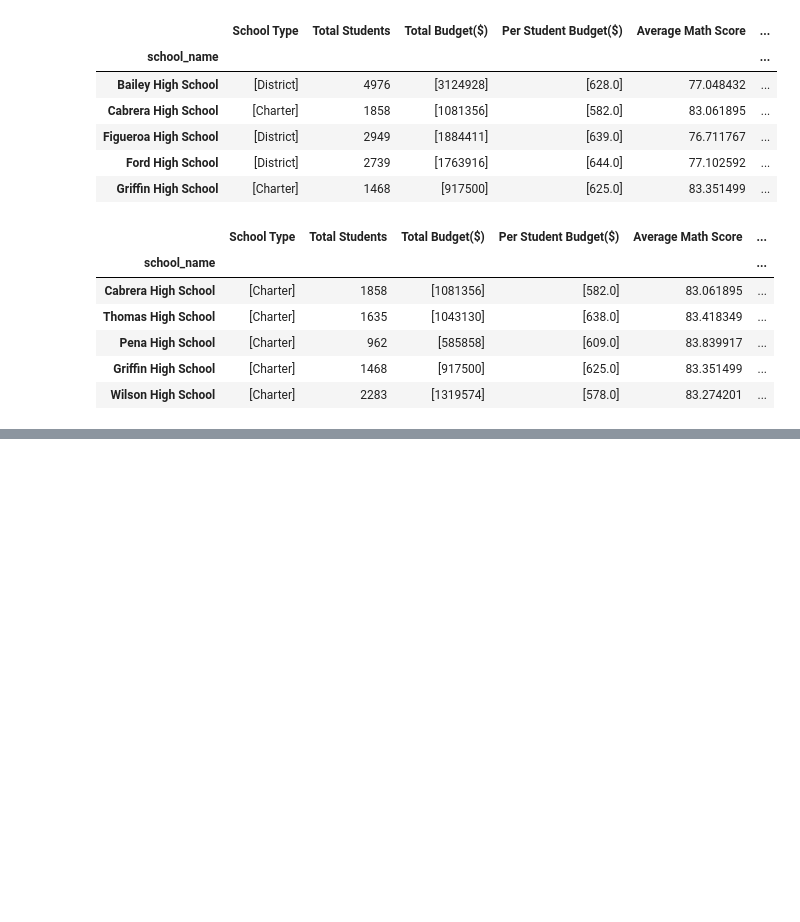
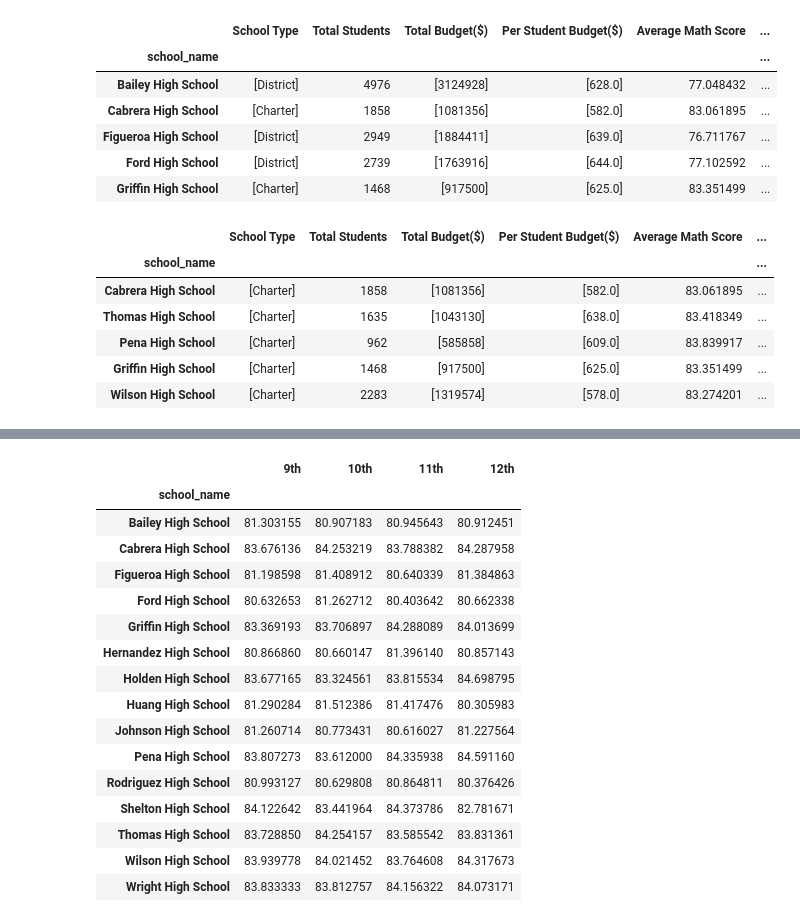
Before and after one commit to zovel/academyofpy, a Jupyter notebook: Academy of Py Code.ipynb, the cells around one changed output, grey strips where cells are left out. Saved outputs shown, nothing was run; the diff lists cells and outputs as text; code cells hidden in the pictures; blank space fills up the shorter version.

```diff
--- a/Academy of Py Code.ipynb
+++ b/Academy of Py Code.ipynb
@@ -237,0 +214,41 @@ grade_12=school_data_complete.loc[school_data_complete["grade"]=="12th", :]
+# %%
+#Create a table that lists the average Reading Score for students of each grade level (9th, 10th, 11th, 12th) at each school.
+
+#Group data by grade
+read_grade_9=school_data_complete.loc[school_data_complete["grade"]=="9th", :]
+read_grade_10=school_data_complete.loc[school_data_complete["grade"]=="10th", :]
+read_grade_11=school_data_complete.loc[school_data_complete["grade"]=="11th", :]
+read_grade_12=school_data_complete.loc[school_data_complete["grade"]=="12th", :]
+
+#average score per grade
+average_read_9=read_grade_9.groupby("school_name")["reading_score"].mean()
+average_read_10=read_grade_10.groupby("school_name")["reading_score"].mean()
+average_read_11=read_grade_11.groupby("school_name")["reading_score"].mean()
+average_read_12=read_grade_12.groupby("school_name")["reading_score"].mean()
+
+#Create data frame
+reading_per_grade=pd.DataFrame({"9th": average_read_9,
+                            "10th": average_read_10,
+                            "11th": average_read_11,
+                            "12th": average_read_12})
+reading_per_grade
+
+#Optional: give the displayed data cleaner formatting
+# %% [output]
+|  | 9th | 10th | 11th | 12th |
+| school_name |  |  |  |  |
+| Bailey High School | 81.303155 | 80.907183 | 80.945643 | 80.912451 |
+| Cabrera High School | 83.676136 | 84.253219 | 83.788382 | 84.287958 |
+| Figueroa High School | 81.198598 | 81.408912 | 80.640339 | 81.384863 |
+| Ford High School | 80.632653 | 81.262712 | 80.403642 | 80.662338 |
+| Griffin High School | 83.369193 | 83.706897 | 84.288089 | 84.013699 |
+| Hernandez High School | 80.866860 | 80.660147 | 81.396140 | 80.857143 |
+| Holden High School | 83.677165 | 83.324561 | 83.815534 | 84.698795 |
+| Huang High School | 81.290284 | 81.512386 | 81.417476 | 80.305983 |
+| Johnson High School | 81.260714 | 80.773431 | 80.616027 | 81.227564 |
+| Pena High School | 83.807273 | 83.612000 | 84.335938 | 84.591160 |
+| Rodriguez High School | 80.993127 | 80.629808 | 80.864811 | 80.376426 |
+| Shelton High School | 84.122642 | 83.441964 | 84.373786 | 82.781671 |
+| Thomas High School | 83.728850 | 84.254157 | 83.585542 | 83.831361 |
+| Wilson High School | 83.939778 | 84.021452 | 83.764608 | 84.317673 |
+| Wright High School | 83.833333 | 83.812757 | 84.156322 | 84.073171 |
```
Also changed, not shown: parts of 8 cells of this notebook.
